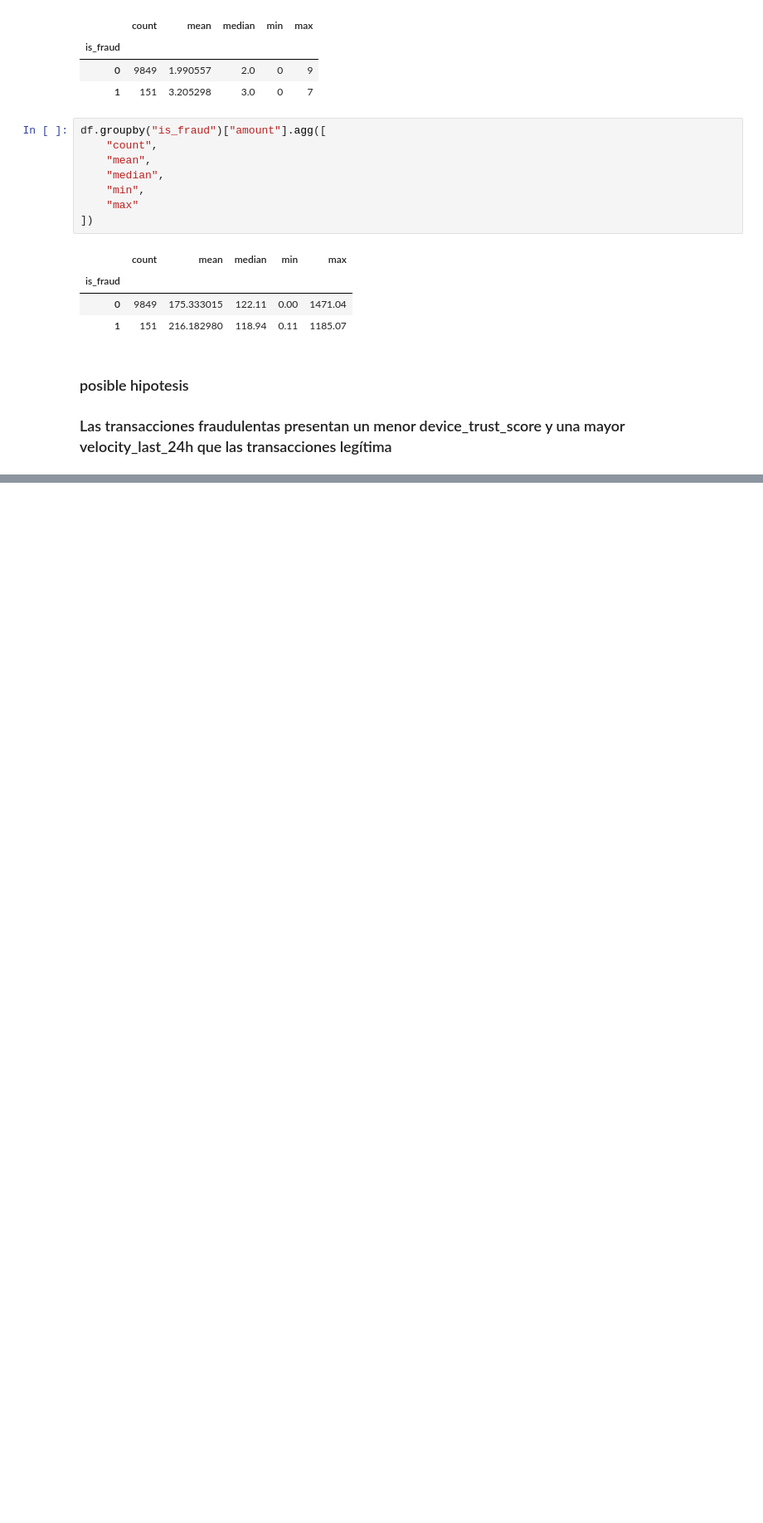
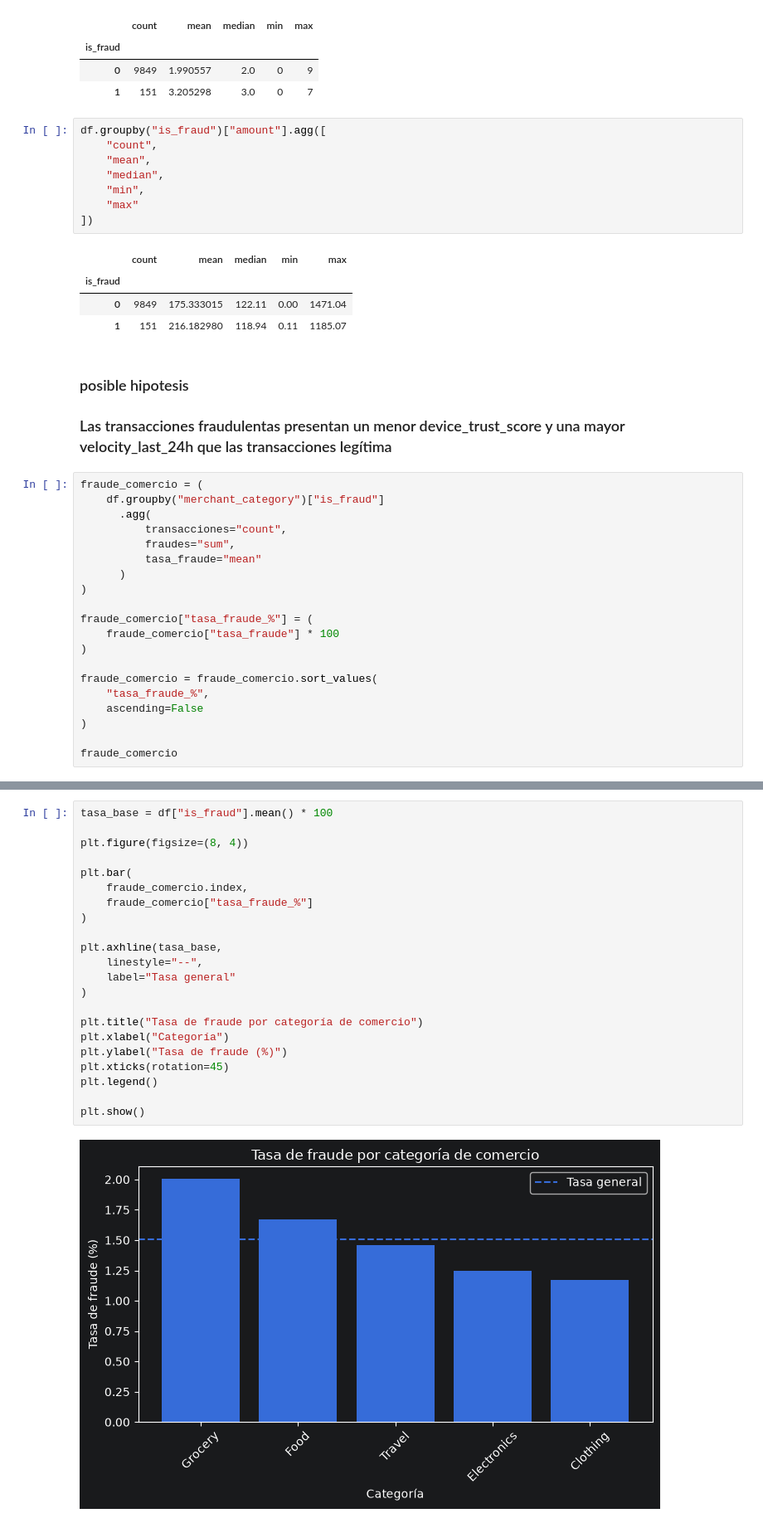
Before and after one commit to Aideth3006/-S100_Equipo8_ParteI, a Jupyter notebook: S100_Equipo8_ParteI.ipynb, the cells around one changed output, grey strips where cells are left out. Shown at 83% size. Cells and saved outputs as stored; diff of their text form; blank space fills up the shorter version.

```diff
--- a/S100_Equipo8_ParteI.ipynb
+++ b/S100_Equipo8_ParteI.ipynb
@@ -227,3 +227,23 @@ df.groupby("is_fraud")["amount"].agg([
 # %% [markdown]
 ### posible hipotesis
 ### Las transacciones fraudulentas presentan un menor device_trust_score y una mayor velocity_last_24h que las transacciones legítima
+# %%
+fraude_comercio = (
+    df.groupby("merchant_category")["is_fraud"]
+      .agg(
+          transacciones="count",
+          fraudes="sum",
+          tasa_fraude="mean"
+      )
+)
+
+fraude_comercio["tasa_fraude_%"] = (
+    fraude_comercio["tasa_fraude"] * 100
+)
+
+fraude_comercio = fraude_comercio.sort_values(
+    "tasa_fraude_%",
+    ascending=False
+)
+
+fraude_comercio
@@ -229,0 +258,24 @@ df.groupby("is_fraud")["amount"].agg([
+# %%
+tasa_base = df["is_fraud"].mean() * 100
+
+plt.figure(figsize=(8, 4))
+
+plt.bar(
+    fraude_comercio.index,
+    fraude_comercio["tasa_fraude_%"]
+)
+
+plt.axhline(tasa_base,
+    linestyle="--",
+    label="Tasa general"
+)
+
+plt.title("Tasa de fraude por categoría de comercio")
+plt.xlabel("Categoría")
+plt.ylabel("Tasa de fraude (%)")
+plt.xticks(rotation=45)
+plt.legend()
+
+plt.show()
+# %% [output]
+[figure, added]
```
Also changed, not shown: parts of 7 cells of this notebook.
